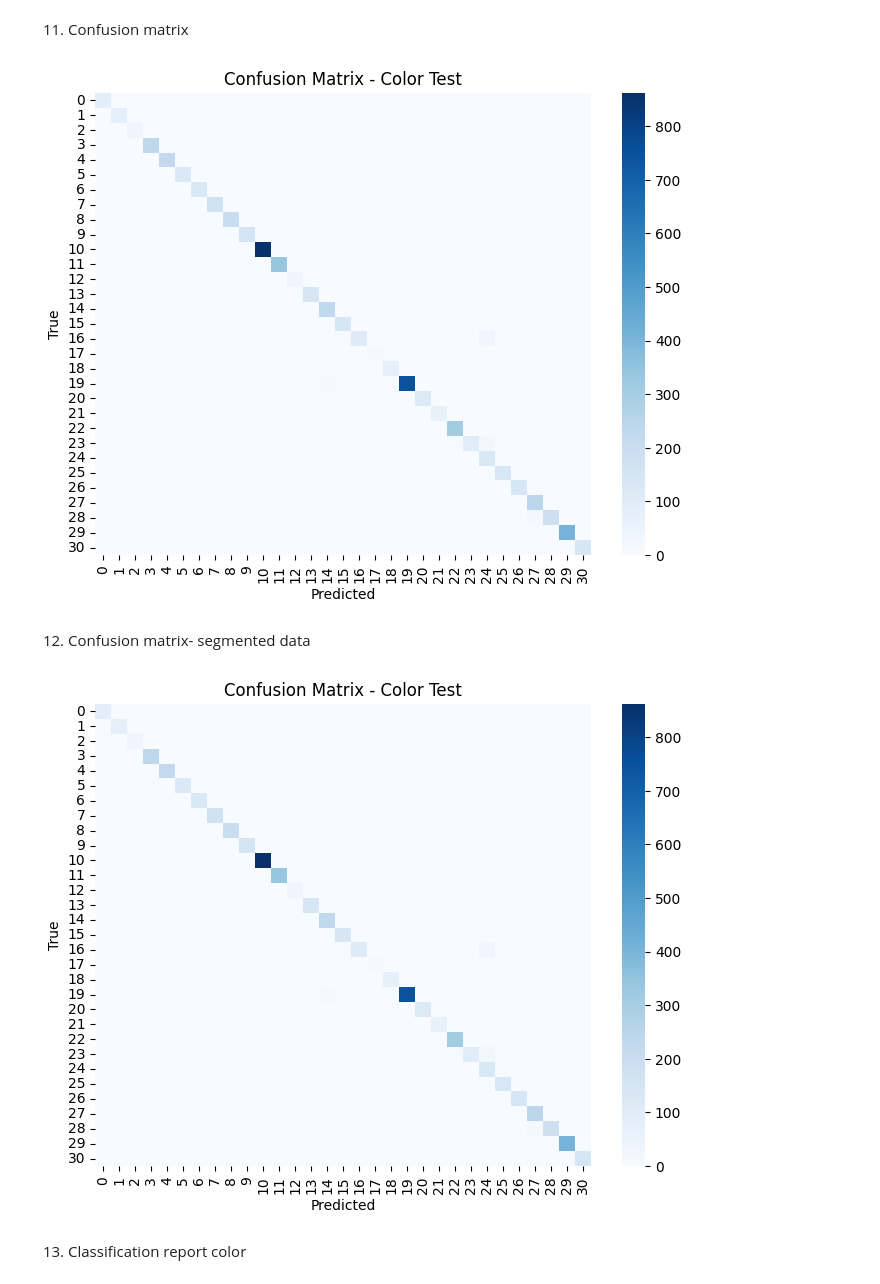
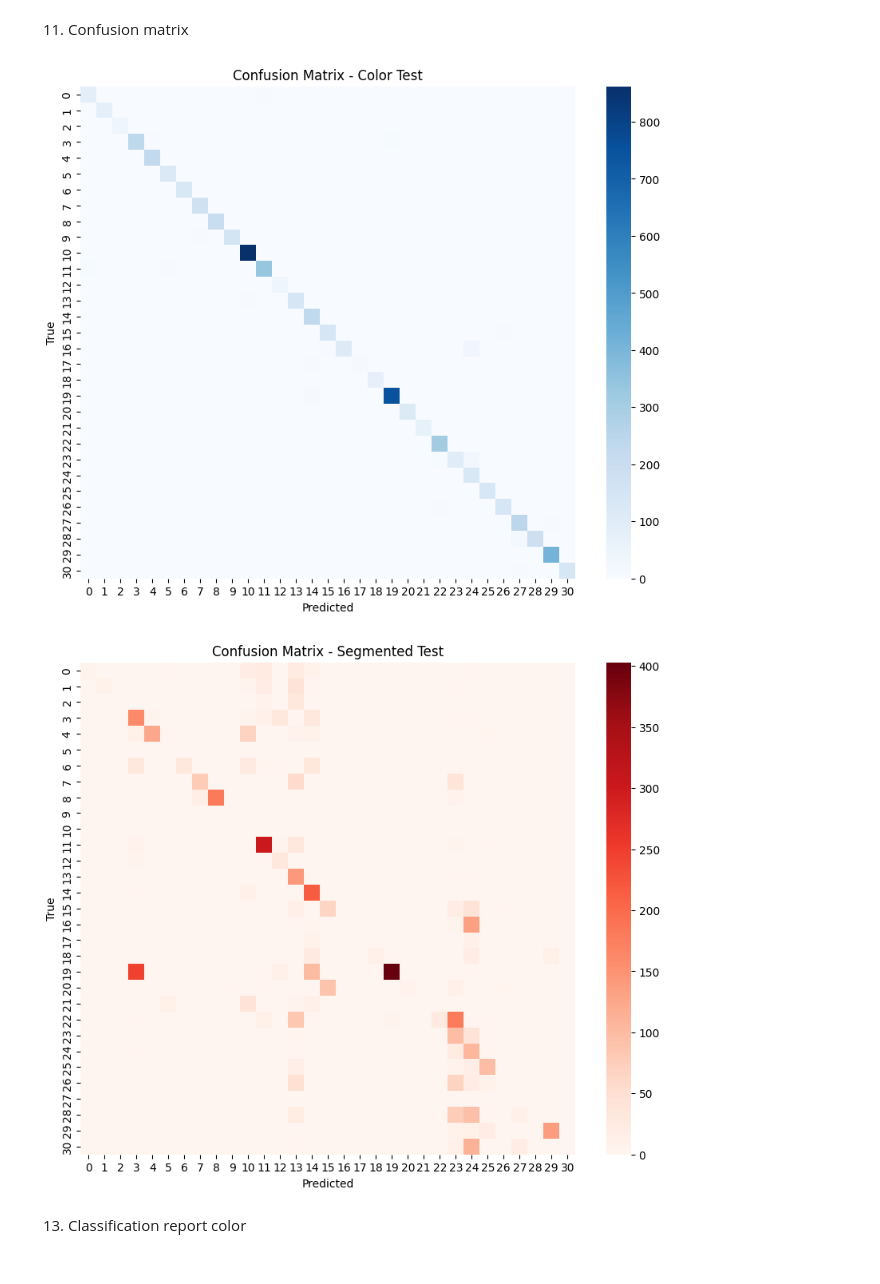
Before and after one commit to Posheyla/robust-plant-disease-classification, a Jupyter notebook: results/results.ipynb, the cells around one changed output. Drawn from its saved outputs; the diff is of its cells as text; code cells hidden in the pictures.

Commit message:
Robustness test added

```diff
--- a/results/results.ipynb
+++ b/results/results.ipynb
@@ -216,30 +216,30 @@ results_df
 | 0 | Custom CNN | 0.959694 | 0.944117 | 0.470638 | 0.304038 |
 # %% [markdown]
 11. Confusion matrix
-# %%
-cm_color = confusion_matrix(y_true_color, y_pred_color)
-
-plt.figure(figsize=(8, 6))
-sns.heatmap(cm_color, cmap="Blues")
-plt.title("Confusion Matrix - Color Test")
-plt.xlabel("Predicted")
-plt.ylabel("True")
-plt.show()
-# %% [output]
-[figure, removed]
-# %% [markdown]
-12. Confusion matrix- segmented data
-# %%
-cm_color = confusion_matrix(y_true_color, y_pred_color)
-
-plt.figure(figsize=(8, 6))
-sns.heatmap(cm_color, cmap="Blues")
-plt.title("Confusion Matrix - Color Test")
-plt.xlabel("Predicted")
-plt.ylabel("True")
-plt.show()
-# %% [output]
-[figure, removed]
+# %%
+from sklearn.metrics import confusion_matrix
+import seaborn as sns
+import matplotlib.pyplot as plt
+
+cm_color = confusion_matrix(y_true_color, y_pred_color)
+cm_seg = confusion_matrix(y_true_seg, y_pred_seg)
+
+plt.figure(figsize=(10, 8))
+sns.heatmap(cm_color, cmap="Blues")
+plt.title("Confusion Matrix - Color Test")
+plt.xlabel("Predicted")
+plt.ylabel("True")
+plt.show()
+
+plt.figure(figsize=(10, 8))
+sns.heatmap(cm_seg, cmap="Reds")
+plt.title("Confusion Matrix - Segmented Test")
+plt.xlabel("Predicted")
+plt.ylabel("True")
+plt.show()
+# %% [output]
+[figure, added]
+[figure, added]
 # %% [markdown]
 13. Classification report color
 # %%
```
Also changed, not shown: parts of 13 cells of this notebook, 1 other file.
